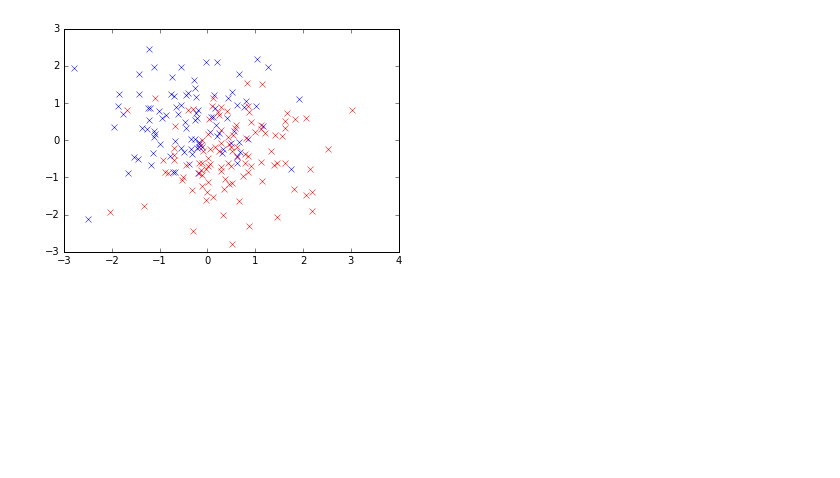
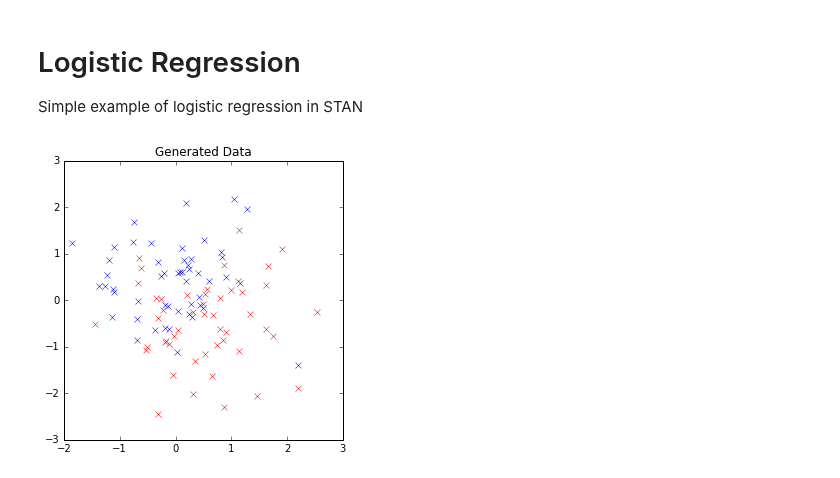
Before and after one commit to andykitchen/stan-examples, a Jupyter notebook: logistic.ipynb, the cells around one changed output. Saved outputs shown, nothing was run; the diff lists cells and outputs as text; code cells hidden in the pictures; blank space fills up the shorter version.

```diff
--- a/logistic.ipynb
+++ b/logistic.ipynb
@@ -1,2 +1,6 @@
+# %% [markdown]
+# Logistic Regression
+
+Simple example of logistic regression in STAN
 # %%
 import numpy as np
@@ -11,22 +16,25 @@ import matplotlib.pyplot as plt
 import pystan
 # %%
 np.random.seed(1)
-N = 200
+N = 100
 x = np.random.multivariate_normal([0, 0], np.identity(2), size=N)
 
 beta  = np.array([1, -1])
 alpha = 0
 p = scipy.special.expit(x.dot(beta) + alpha)
 r = np.random.uniform(size=N)
 category = r < p
-x0 = x[np.logical_not(category)]
+x0 = x[~category]
 x1 = x[category]
-y = np.array(category, dtype="int")
+y = np.array(category, dtype='int')
 
-plt.plot(x0[:,0], x0[:,1], 'bx');
-plt.plot(x1[:,0], x1[:,1], 'rx');
+fig, ax = plt.subplots(1, 1, figsize=(5, 5))
+ax.set_title('Generated Data')
+ax.plot(x0[:,0], x0[:,1], 'bx')
+ax.plot(x1[:,0], x1[:,1], 'rx')
+fig.show()
 # %% [output]
-[figure, old version]
+[figure, new version]
 # %%
 import pystan
 model_code = """
```
Also changed, not shown: parts of 10 cells of this notebook, 11 other files.
